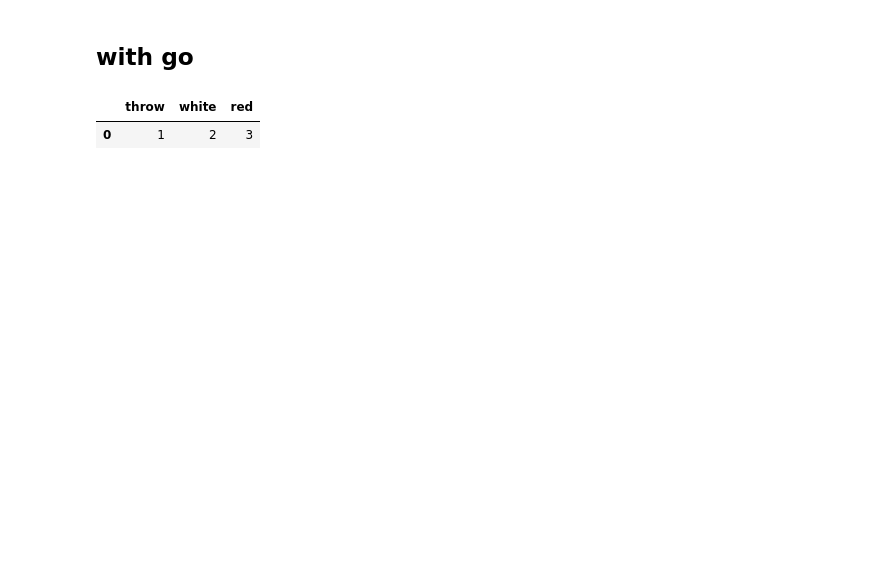
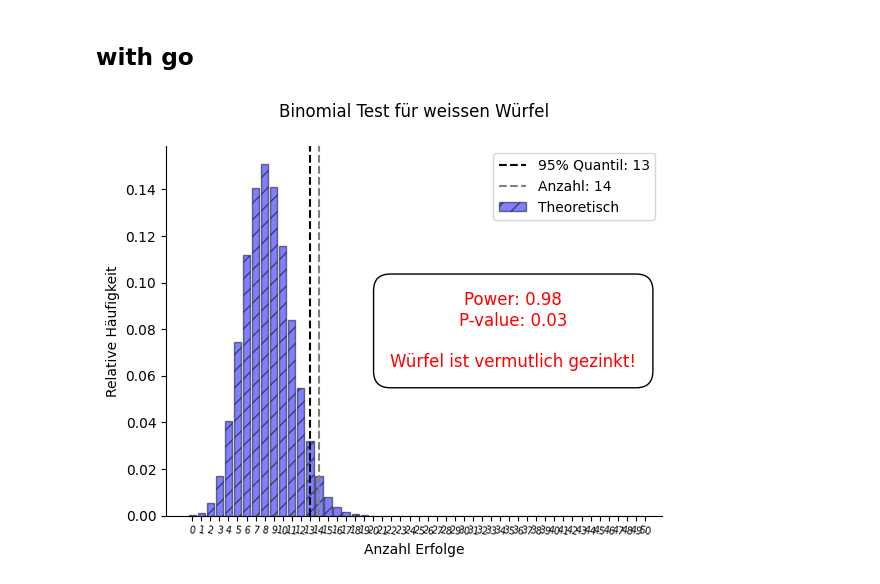
Before and after one commit to buehlpa/Dice, a Jupyter notebook: workspace/histogram_CHISQUARE.ipynb, the cells around one changed output. Drawn from its saved outputs; the diff is of its cells as text; code cells hidden in the pictures; blank space fills up the shorter version.

Commit message:
binomtest

```diff
--- a/workspace/histogram_CHISQUARE.ipynb
+++ b/workspace/histogram_CHISQUARE.ipynb
@@ -315,8 +150,3 @@ def plot_histogram(df, column_name):
-# %%
-df
-# %% [output]
-|  | throw | white | red |
-| 0 | 1 | 2 | 3 |
 # %%
 import pandas as pd
 import numpy as np
@@ -367,3 +197,78 @@ df = pd.read_csv(r'C:\Users\buehl\repos\Dice\rasperry_run\results\results.csv')
 # Plot histogram for 'white' and 'red' columns
 plot_histogram(df, column_name='white')
 plot_histogram(df, column_name='red')
+# %%
+import numpy as np
+import matplotlib.pyplot as plt
+from scipy.stats import binom
+
+def plot_binomial_test(sample_size, observed, color='white', p_alt=2.5/6, alpha=0.05):
+    # Define parameters
+    p_true = 1/6   # Probability of success for the null hypothesis
+
+    # Calculate critical value for significance level
+    critical_value = binom.ppf(1 - alpha, sample_size, p_true)
+
+    # Generate sequence of possible outcomes
+    x = np.arange(0, sample_size)
+
+    # Calculate probability mass function values for the null hypothesis
+    density_null = binom.pmf(x, sample_size, p_true)
+
+    # Calculate power of the test
+    power = 1 - binom.cdf(observed - 1, sample_size, p_alt)
+
+    # Calculate p-value for the observed value under the real distribution
+    p_value_observed = 1 - binom.cdf(observed - 1, sample_size, p_true)
+
+    # Plot the density function
+    plt.bar(x, density_null, color='blue', hatch='//', edgecolor='black', alpha=0.5, label=f'Theoretisch')
+
+    # Add vertical lines for critical value and observed value
+    plt.axvline(x=int(critical_value), color='black', linestyle='--', label=f'95% Quantil: {int(critical_value)}')
+
+    if color == 'red':
+        plt.axvline(x=int(observed), color='red', linestyle='--', label=f'Anzahl: {int(observed)}')
+    else:
+        plt.axvline(x=int(observed), color='grey', linestyle='--', label=f'Anzahl: {int(observed)}')
+
+
+    # Add legend
+    plt.legend()
+
+    if color == 'red':
+        plt.title(f'Binomial Test für roten Würfel\n')
+    if color == 'white':
+        plt.title(f'Binomial Test für weissen Würfel\n')
+
+    plt.xlabel('Anzahl Erfolge')
+    plt.ylabel('Relative Häufigkeit')
+
+    # Set integer ticks for x-axis
+    plt.xticks(np.arange(0, sample_size+1, step=1),fontsize=7, rotation=-10)
+
+    # Customize the frame
+    ax = plt.gca()
+    ax.spines['top'].set_visible(False)
+    ax.spines['right'].set_visible(False)
+
+    # Add a text box in front of the plot
+    text = f'Power: {power:.2f}\n'
+    text += f'P-value: {p_value_observed:.2f}\n\n'
+    if p_value_observed < alpha:
+        text += "Würfel ist vermutlich gezinkt!"
+        text_color = 'red'
+    else:
+        text += "Kein Beweis für einen gefälschten Würfel!"
+        text_color = 'green'
+
+    plt.text(0.7, 0.5, text, transform=plt.gca().transAxes,
+             bbox=dict(facecolor='white', edgecolor='black', boxstyle='round,pad=1'),
+             fontsize=12, color=text_color, ha='center', va='center')
+
+    # Show plot
+    plt.show()
+
+plot_binomial_test(sample_size=50, observed=14, color='white', p_alt=2.5/6, alpha=0.05)
+# %% [output]
+[figure, added]
```
Also changed, not shown: parts of 5 cells of this notebook.
